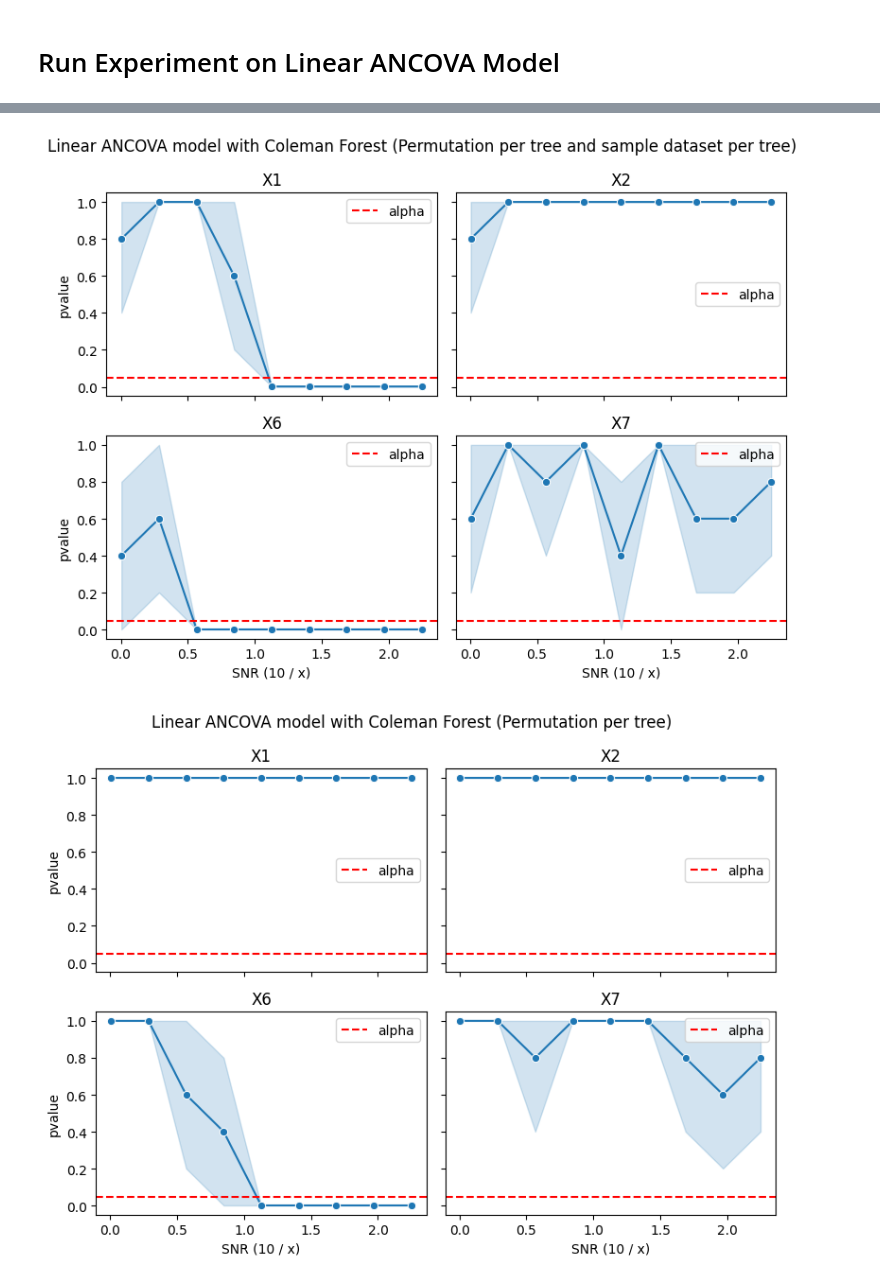
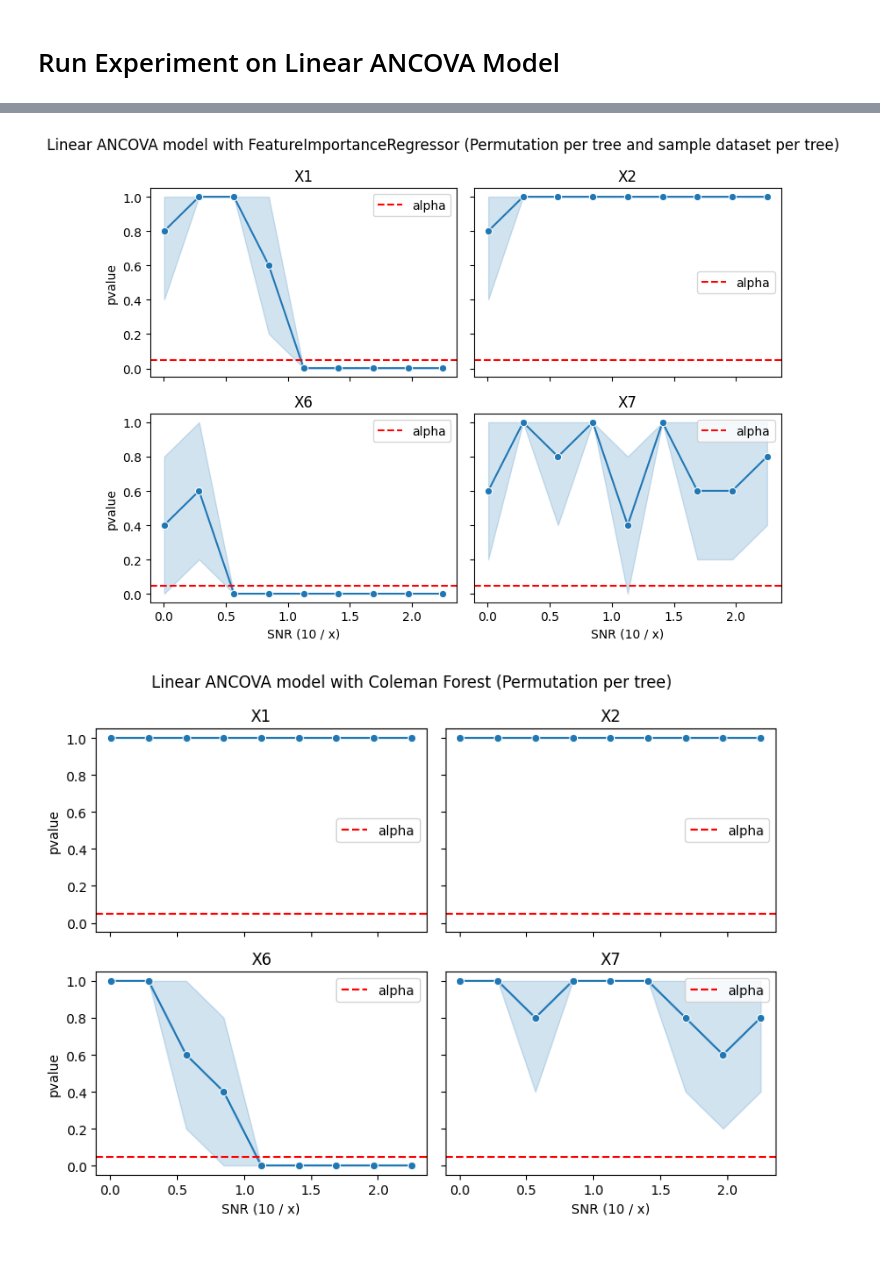
Before and after one commit to neurodata/treeple, a Jupyter notebook: benchmarks_nonasv/test_permutation_forest.ipynb, the cells around one changed output, grey strips where cells are left out. Saved outputs shown, nothing was run; the diff lists cells and outputs as text; code cells hidden in the pictures; blank space fills up the shorter version.

```diff
--- a/benchmarks_nonasv/test_permutation_forest.ipynb
+++ b/benchmarks_nonasv/test_permutation_forest.ipynb
@@ -211,7 +214,7 @@ for sigma_factor in j_space:
     for idx in range(5):
         new_seed = rng.integers(0, np.iinfo(np.uint32).max, dtype=np.uint32)
 
-        elements_dict = correlated_logit_model(beta, new_seed)
+        elements_dict = linear_model_ancova(sigma_factor, new_seed)
         for key, value in elements_dict.items():
             pvalue_dict[key].append(value)
         pvalue_dict["sigma_factor"].append(sigma_factor)
@@ -238,19 +241,19 @@ X2/7:  1.0
 # %%
 fig, axs = plt.subplots(2, 2, figsize=(8, 6), sharey=True, sharex=True)
 axs = axs.flatten()
 
 for ax, name in zip(axs, ["X1", "X2", "X6", "X7"]):
     sns.lineplot(data=df, x="sigma_factor", y=name, ax=ax, marker="o")
 
     ax.axhline([0.05], ls="--", color="red", label="alpha")
     ax.set(title=name, ylabel="pvalue", xlabel="SNR (10 / x)")
     ax.legend()
 fig.suptitle(
-    "Linear ANCOVA model with Coleman Forest (Permutation per tree and sample dataset per tree)"
+    "Linear ANCOVA model with FeatureImportanceRegressor (Permutation per tree and sample dataset per tree)"
 )
 fig.tight_layout()
 # %% [output]
-[figure, old version]
+[figure, new version]
 # %%
 fig, axs = plt.subplots(2, 2, figsize=(8, 6), sharey=True, sharex=True)
 axs = axs.flatten()
```
Also changed, not shown: parts of 5 cells of this notebook, 1 other file.
